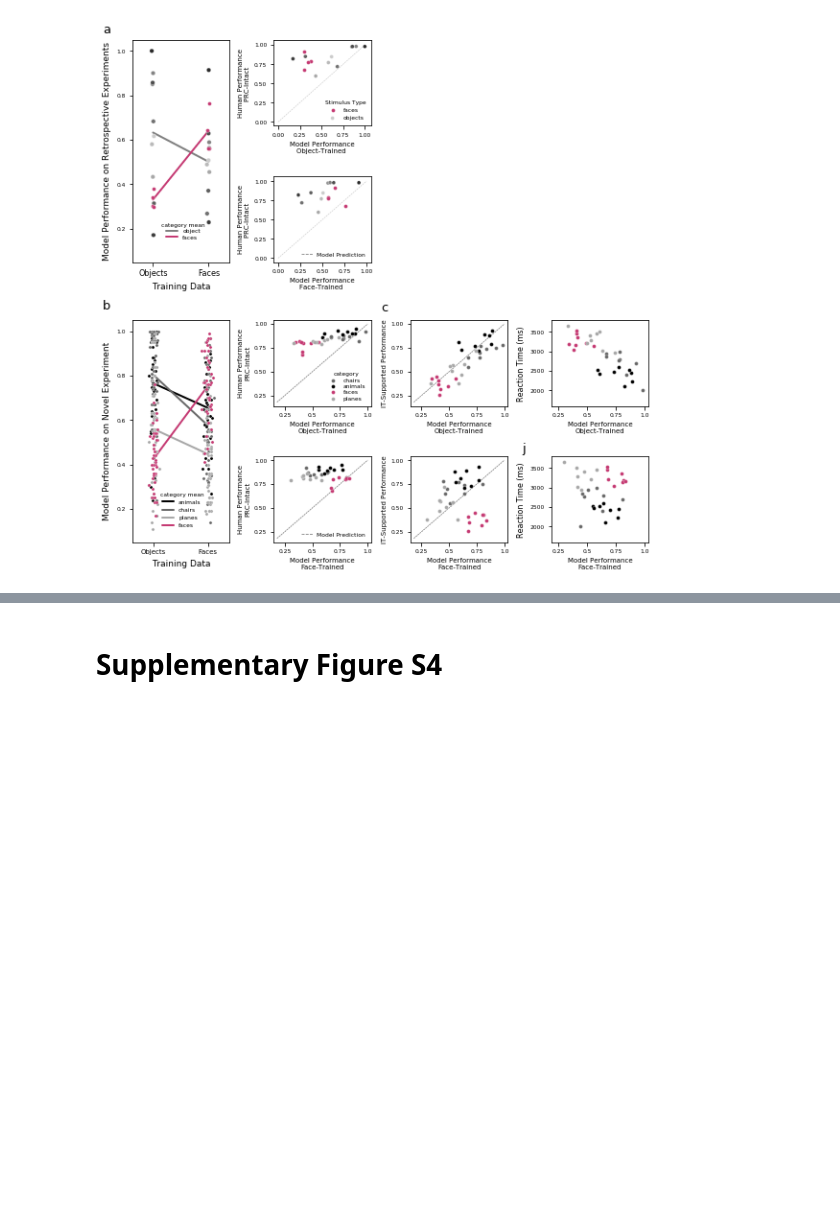
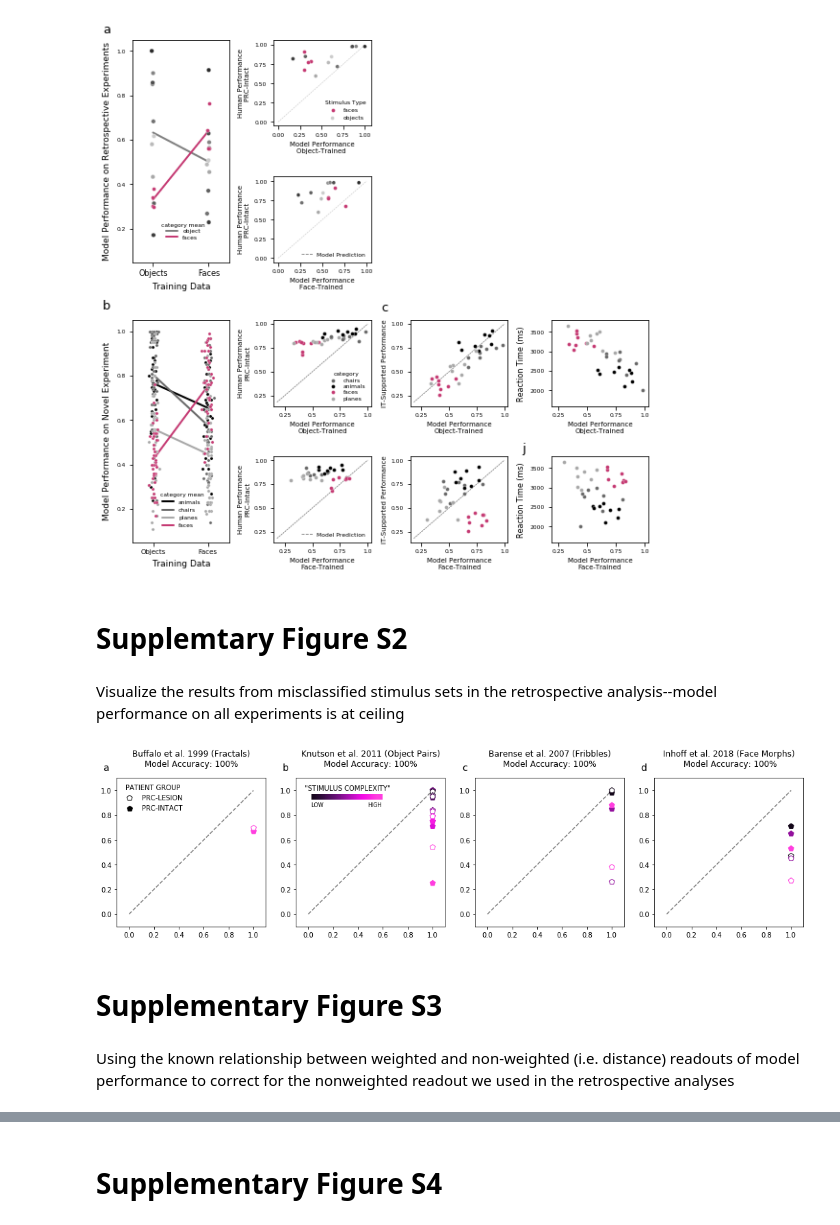
Before and after one commit to neuroailab/mtl_perception, a Jupyter notebook: summary/reporting_statistics.ipynb, the cells around one changed output, grey strips where cells are left out. Drawn from its saved outputs; the diff is of its cells as text; code cells hidden in the pictures; blank space fills up the shorter version.

Commit message:
functions for figures in supplement

```diff
--- a/summary/reporting_statistics.ipynb
+++ b/summary/reporting_statistics.ipynb
@@ -527,3 +527,15 @@ $\beta = -0.16$, $F(1, 30)$ = $-0.88, P = 0.386 $
 viz.changing_distribution_of_training_data(retrospective, mm_select, novel, figure_location)
 # %% [output]
 [figure]
+# %% [markdown]
+# Supplemtary Figure S2
+# %% [markdown]
+Visualize the results from misclassified stimulus sets in the retrospective analysis--model performance on all experiments is at ceiling
+# %%
+viz.show_misclassified_studies(misclassified, figure_location)
+# %% [output]
+[figure, added]
+# %% [markdown]
+# Supplementary Figure S3
+# %% [markdown]
+Using the known relationship between weighted and non-weighted (i.e. distance) readouts of model performance to correct for the nonweighted readout we used in the retrospective analyses
```
Also changed, not shown: parts of 3 cells of this notebook, 4 other files.
